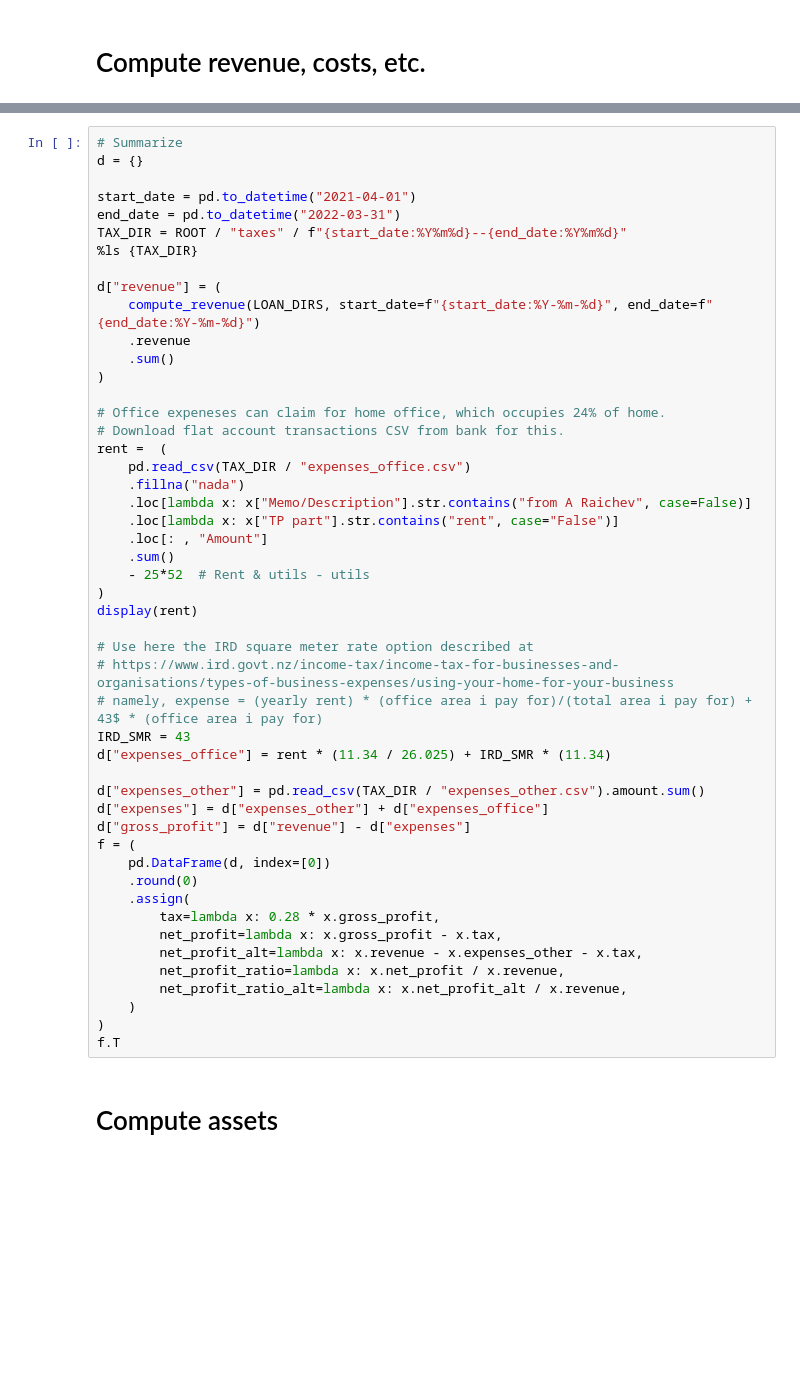
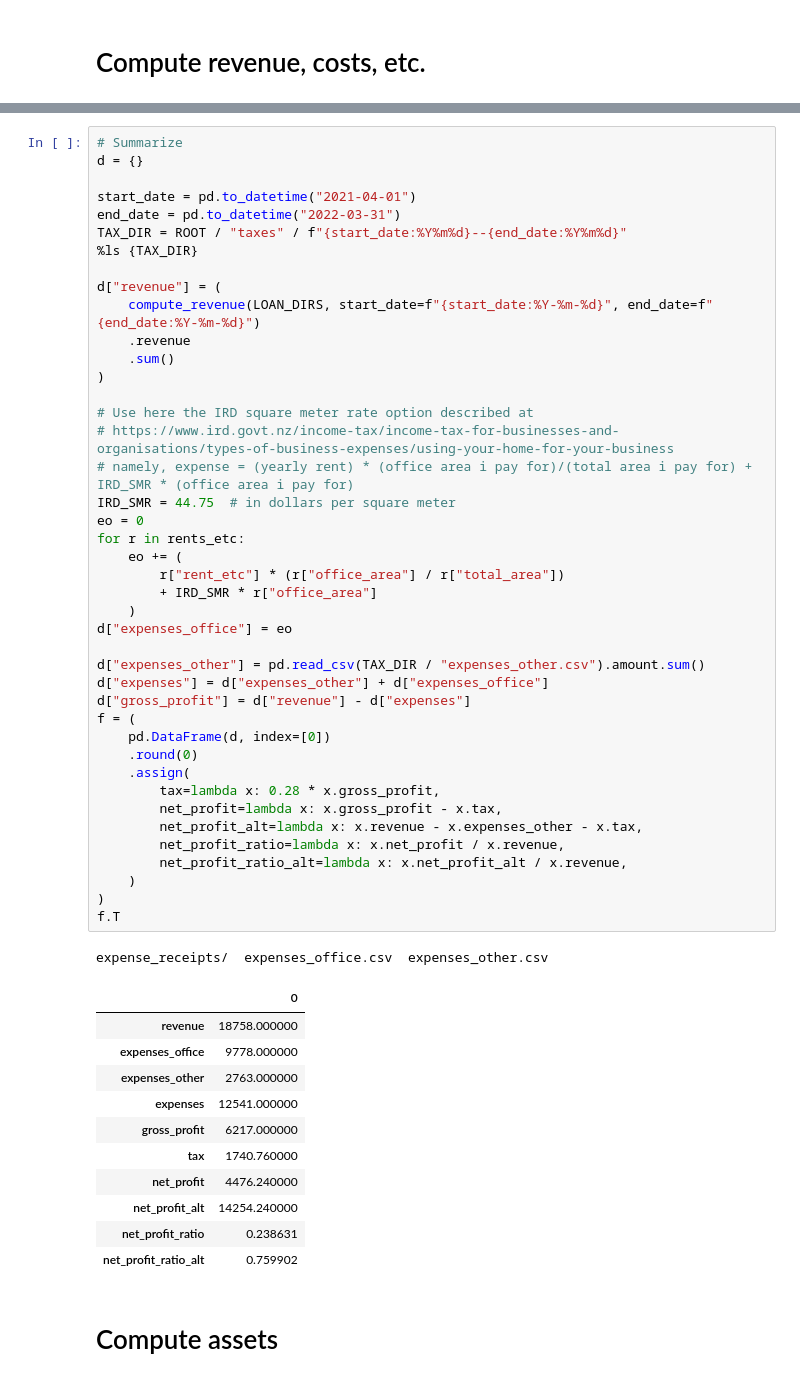
Before and after one commit to araichev/payulator, a Jupyter notebook: notebooks/2_taxes.ipynb, the cells around one changed output, grey strips where cells are left out. Cells and saved outputs as stored; diff of their text form; blank space fills up the shorter version.

```diff
--- a/notebooks/2_taxes.ipynb
+++ b/notebooks/2_taxes.ipynb
@@ -170,49 +285,55 @@ d = {}
 
 start_date = pd.to_datetime("2021-04-01")
 end_date = pd.to_datetime("2022-03-31")
 TAX_DIR = ROOT / "taxes" / f"{start_date:%Y%m%d}--{end_date:%Y%m%d}"
 %ls {TAX_DIR}
 
 d["revenue"] = (
     compute_revenue(LOAN_DIRS, start_date=f"{start_date:%Y-%m-%d}", end_date=f"{end_date:%Y-%m-%d}")
     .revenue
     .sum()
 )
 
-# Office expeneses can claim for home office, which occupies 24% of home.
-# Download flat account transactions CSV from bank for this.
-rent =  (
-    pd.read_csv(TAX_DIR / "expenses_office.csv")
-    .fillna("nada")
-    .loc[lambda x: x["Memo/Description"].str.contains("from A Raichev", case=False)]
-    .loc[lambda x: x["TP part"].str.contains("rent", case="False")]
-    .loc[: , "Amount"]
-    .sum()
-    - 25*52  # Rent & utils - utils
-)
-display(rent)
-
 # Use here the IRD square meter rate option described at
 # https://www.ird.govt.nz/income-tax/income-tax-for-businesses-and-organisations/types-of-business-expenses/using-your-home-for-your-business
-# namely, expense = (yearly rent) * (office area i pay for)/(total area i pay for) + 43$ * (office area i pay for)
-IRD_SMR = 43
-d["expenses_office"] = rent * (11.34 / 26.025) + IRD_SMR * (11.34)
+# namely, expense = (yearly rent) * (office area i pay for)/(total area i pay for) + IRD_SMR * (office area i pay for)
+IRD_SMR = 44.75  # in dollars per square meter
+eo = 0
+for r in rents_etc:
+    eo += (
+        r["rent_etc"] * (r["office_area"] / r["total_area"])
+        + IRD_SMR * r["office_area"]
+    )
+d["expenses_office"] = eo
 
 d["expenses_other"] = pd.read_csv(TAX_DIR / "expenses_other.csv").amount.sum()
 d["expenses"] = d["expenses_other"] + d["expenses_office"]
 d["gross_profit"] = d["revenue"] - d["expenses"]
 f = (
     pd.DataFrame(d, index=[0])
     .round(0)
     .assign(
         tax=lambda x: 0.28 * x.gross_profit,
         net_profit=lambda x: x.gross_profit - x.tax,
         net_profit_alt=lambda x: x.revenue - x.expenses_other - x.tax,
         net_profit_ratio=lambda x: x.net_profit / x.revenue,
         net_profit_ratio_alt=lambda x: x.net_profit_alt / x.revenue,
     )
 )
 f.T
+# %% [output]
+expense_receipts/  expenses_office.csv  expenses_other.csv
+|  | 0 |
+| revenue | 18758.000000 |
+| expenses_office | 9778.000000 |
+| expenses_other | 2763.000000 |
+| expenses | 12541.000000 |
+| gross_profit | 6217.000000 |
+| tax | 1740.760000 |
+| net_profit | 4476.240000 |
+| net_profit_alt | 14254.240000 |
+| net_profit_ratio | 0.238631 |
+| net_profit_ratio_alt | 0.759902 |
 # %% [markdown]
 # Compute assets
 # %%
```
Also changed, not shown: parts of 5 cells of this notebook, 2 other files.
